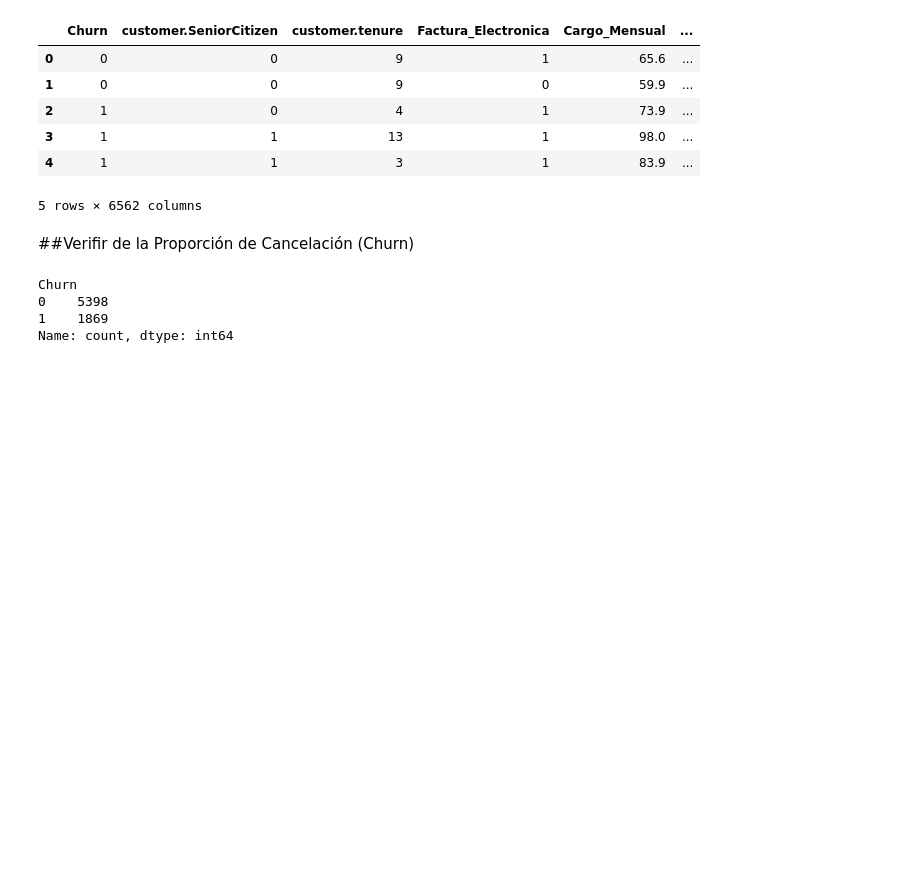
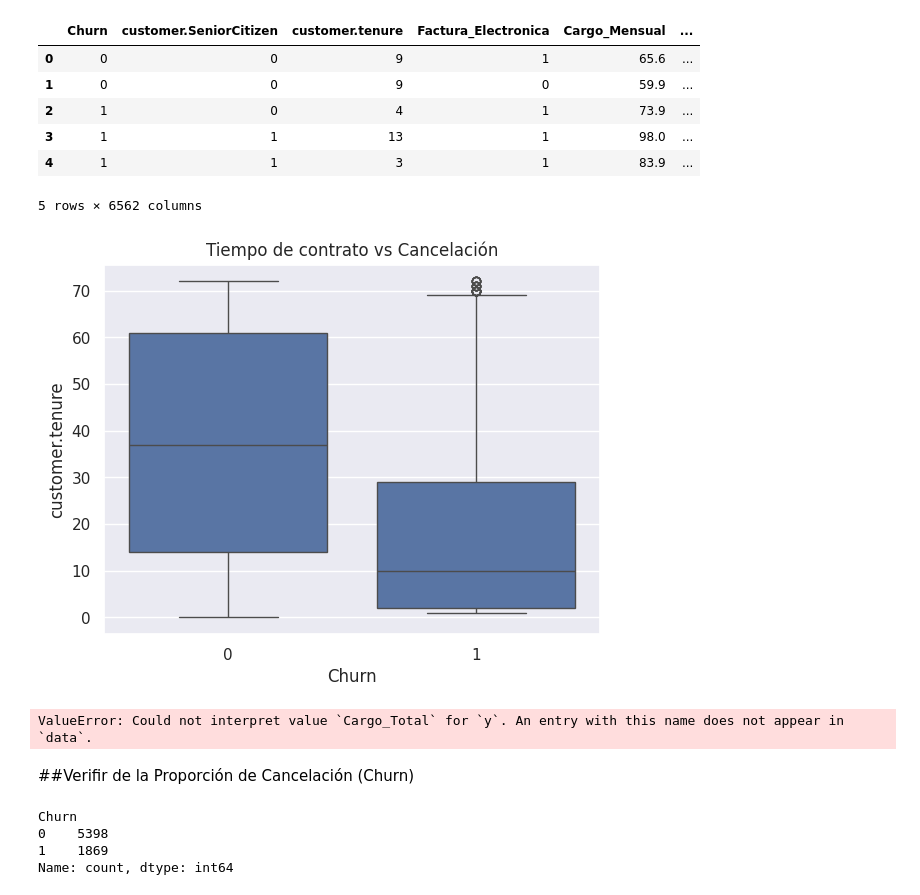
Before and after one commit to MadridVP/Challenge_Telecom-X-Parte-2-Predicci-n-de-Cancelaci-n-Churn-, a Jupyter notebook: Challenge_ONE_Data_Science_Telecom_X1_VM.ipynb, the cells around one changed output. Saved outputs shown, nothing was run; the diff lists cells and outputs as text; code cells hidden in the pictures; blank space fills up the shorter version.

```diff
--- a/Challenge_ONE_Data_Science_Telecom_X1_VM.ipynb
+++ b/Challenge_ONE_Data_Science_Telecom_X1_VM.ipynb
@@ -569,3 +572,5 @@ Columnas después de la transformación:
 | 3 | 1 | 1 | 13 | 1 | 98.0 | ... |
 | 4 | 1 | 1 | 3 | 1 | 83.9 | ... |
 5 rows × 6562 columns
+# %%
+df = df_encoded.copy()
@@ -572,3 +580,24 @@ Columnas después de la transformación:
+# %%
+import seaborn as sns
+import matplotlib.pyplot as plt
+
+# Boxplot: Tiempo de contrato vs Cancelación
+sns.boxplot(x="Churn", y="customer.tenure", data=df)
+plt.title("Tiempo de contrato vs Cancelación")
+plt.show()
+
+# Boxplot: Gasto total vs Cancelación
+sns.boxplot(x="Churn", y="Cargo_Total", data=df)
+plt.title("Gasto total vs Cancelación")
+plt.show()
+
+# Scatter: Tiempo de contrato vs Gasto total, coloreado por cancelación
+sns.scatterplot(x="customer.tenure", y="Cargo_Total", hue="Churn", data=df, alpha=0.6)
+plt.title("Tiempo de contrato vs Gasto total (color = cancelación)")
+plt.show()
+# %% [output]
+[figure, added]
+ValueError: Could not interpret value `Cargo_Total` for `y`. An entry with this name does not appear in `data`.
 # %%
 df = pd.get_dummies(df, drop_first=True)
 # %% [markdown]
```
Also changed, not shown: parts of 9 cells of this notebook.
